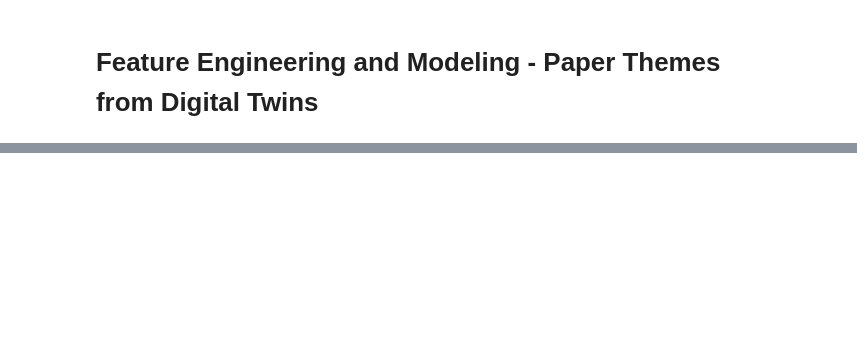
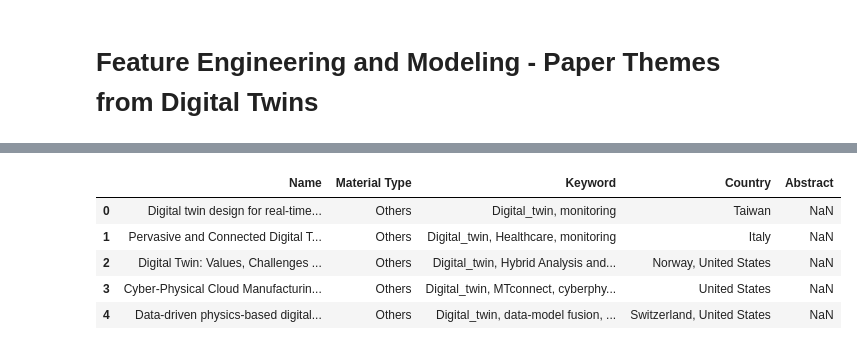
Before and after one commit to AZANK7173/Paper_Analysis, a Jupyter notebook: modeling.ipynb, the cells around one changed output, grey strips where cells are left out. Cells and saved outputs as stored; diff of their text form; code cells hidden in the pictures; blank space fills up the shorter version.

Commit message:
add the modeling of the similarity tool for the papers

```diff
--- a/modeling.ipynb
+++ b/modeling.ipynb
@@ -147,0 +17,10 @@ def get_recommendations_filtered(
+# %%
+df = pd.read_csv("../data_clean.csv", index_col='Unnamed: 0')
+df.head()
+# %% [output]
+|  | Name | Material Type | Keyword | Country | Abstract |
+| 0 | Digital twin design for real-time... | Others | Digital_twin, monitoring | Taiwan | NaN |
+| 1 | Pervasive and Connected Digital T... | Others | Digital_twin, Healthcare, monitoring | Italy | NaN |
+| 2 | Digital Twin: Values, Challenges ... | Others | Digital_twin, Hybrid Analysis and... | Norway, United States | NaN |
+| 3 | Cyber-Physical Cloud Manufacturin... | Others | Digital_twin, MTconnect, cyberphy... | United States | NaN |
+| 4 | Data‐driven physics‐based digital... | Others | Digital_twin, data-model fusion, ... | Switzerland, United States | NaN |
```
Also changed, not shown: parts of 16 cells of this notebook, 4 other files.
